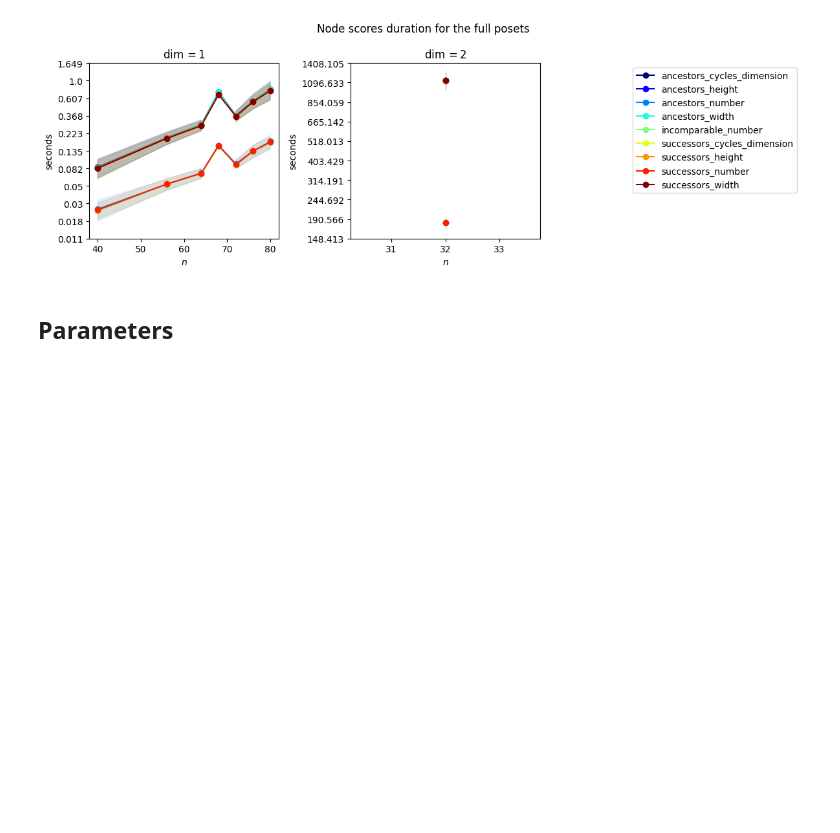
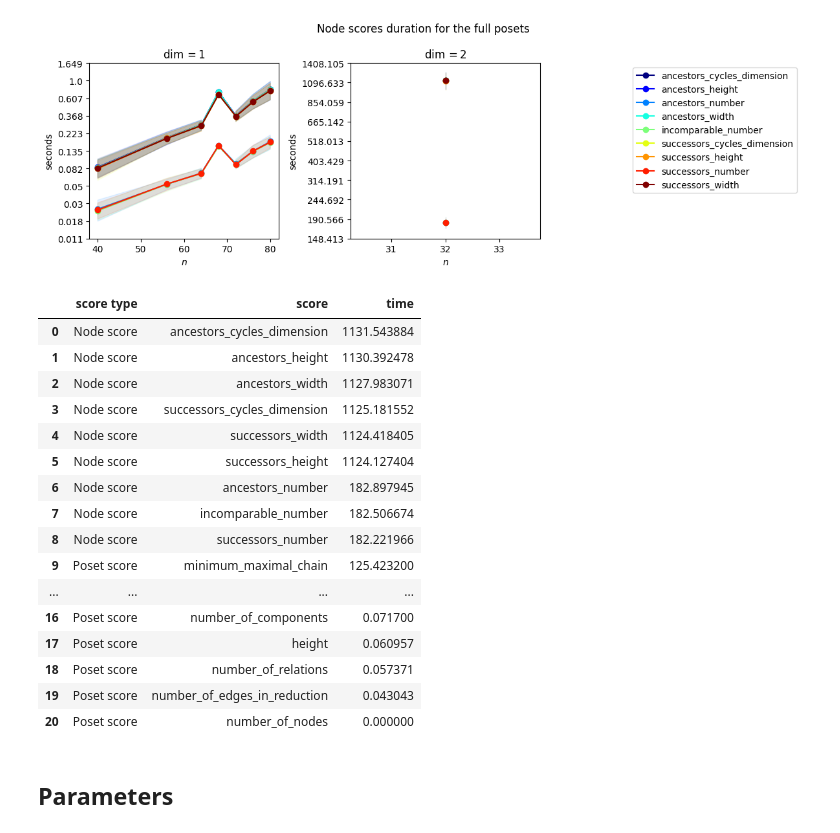
Before and after one commit to zimfv/depth-poset, a Jupyter notebook: notebooks/Logs - Barycentric Cubical Tori.ipynb, the cells around one changed output. Drawn from its saved outputs; the diff is of its cells as text; code cells hidden in the pictures; blank space fills up the shorter version.

Commit message:
Logs: sort scores by time

```diff
--- a/notebooks/Logs - Barycentric Cubical Tori.ipynb
+++ b/notebooks/Logs - Barycentric Cubical Tori.ipynb
@@ -269,6 +269,26 @@ plt.tight_layout()
 plt.show()
 # %% [output]
 [figure]
+# %%
+score_times_mean[2].dropna(how='all')['full'].loc[32].sort_values(ascending=False).reset_index().rename(columns={32: 'time'})
+# %% [output]
+|  | score type | score | time |
+| 0 | Node score | ancestors_cycles_dimension | 1131.543884 |
+| 1 | Node score | ancestors_height | 1130.392478 |
+| 2 | Node score | ancestors_width | 1127.983071 |
+| 3 | Node score | successors_cycles_dimension | 1125.181552 |
+| 4 | Node score | successors_width | 1124.418405 |
+| 5 | Node score | successors_height | 1124.127404 |
+| 6 | Node score | ancestors_number | 182.897945 |
+| 7 | Node score | incomparable_number | 182.506674 |
+| 8 | Node score | successors_number | 182.221966 |
+| 9 | Poset score | minimum_maximal_chain | 125.423200 |
+| ... | ... | ... | ... |
+| 16 | Poset score | number_of_components | 0.071700 |
+| 17 | Poset score | height | 0.060957 |
+| 18 | Poset score | number_of_relations | 0.057371 |
+| 19 | Poset score | number_of_edges_in_reduction | 0.043043 |
+| 20 | Poset score | number_of_nodes | 0.000000 |
 # %% [markdown]
 ## Parameters
 # %%
```
